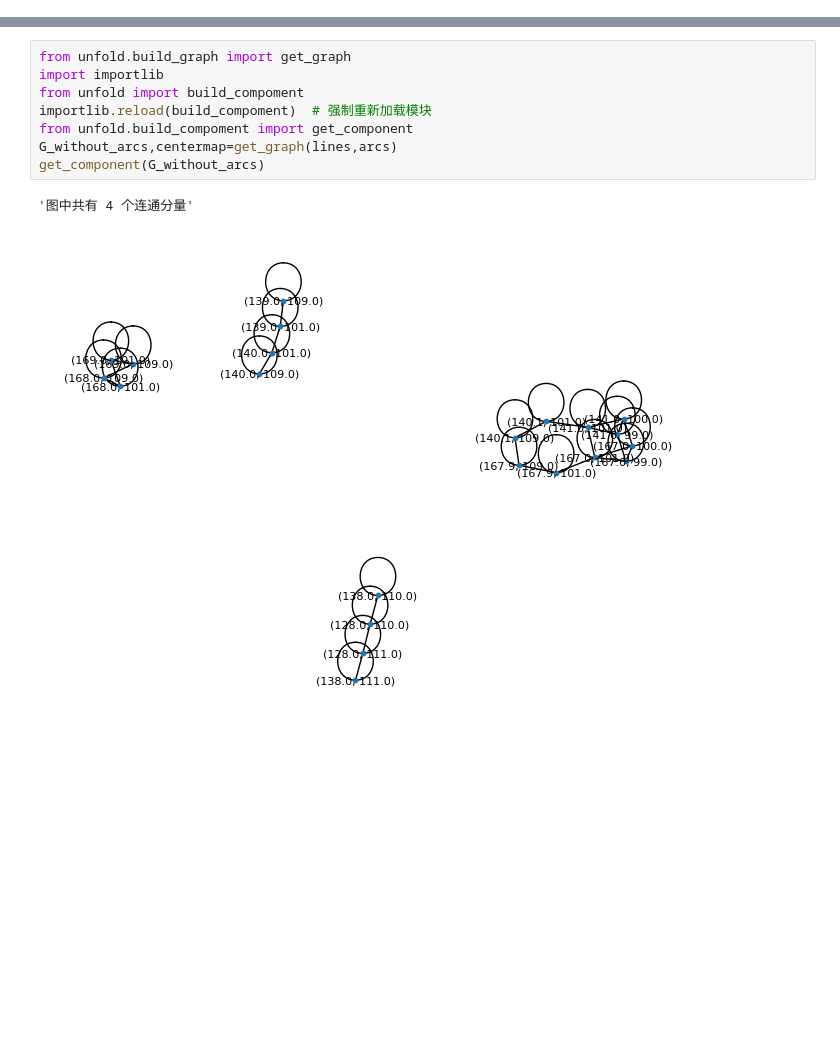
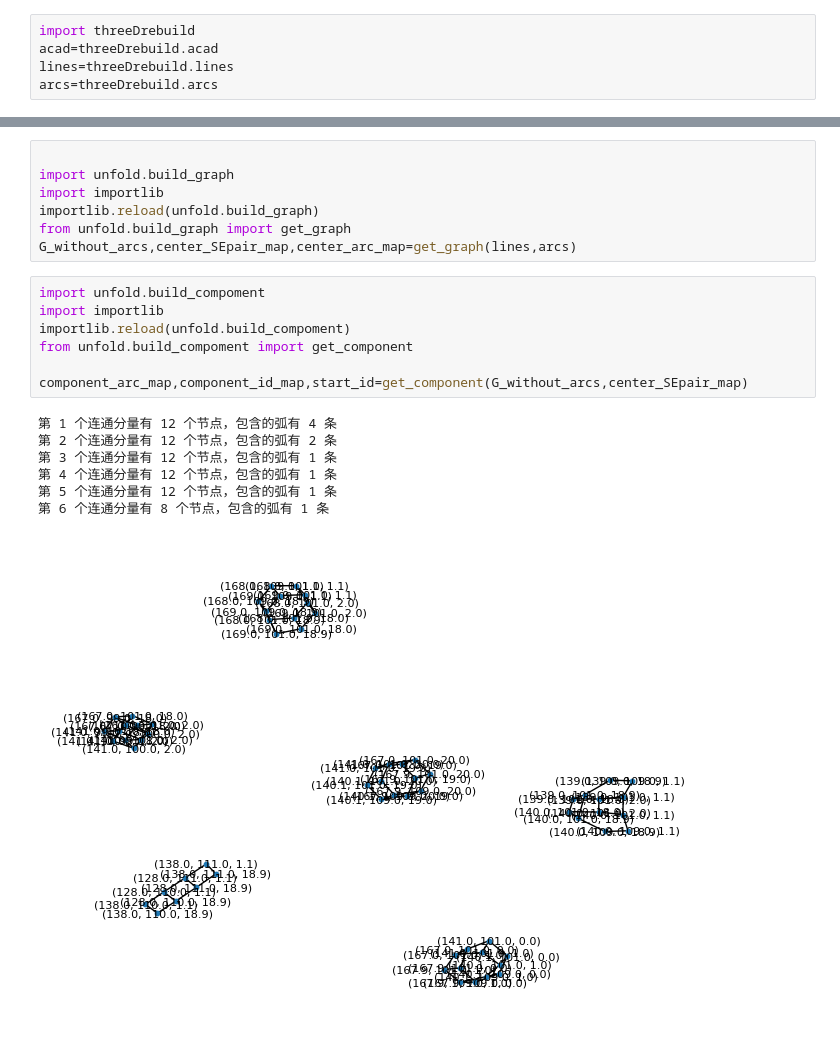
Before and after one commit to njsgcs/njsgcs_dxf_expand, a Jupyter notebook: main.ipynb, the cells around one changed output, grey strips where cells are left out. Saved outputs shown, nothing was run; the diff lists cells and outputs as text; blank space fills up the shorter version.

```diff
--- a/main.ipynb
+++ b/main.ipynb
@@ -53,0 +1,5 @@ lines,arcs,circles=draw_3d_model(acad,line3d, line_map, cluster_min_x_r, cluster
+# %%
+import threeDrebuild
+acad=threeDrebuild.acad
+lines=threeDrebuild.lines
+arcs=threeDrebuild.arcs
@@ -54,11 +16,22 @@ lines,arcs,circles=draw_3d_model(acad,line3d, line_map, cluster_min_x_r, cluster
+# %%
+
+import unfold.build_graph
+import importlib
+importlib.reload(unfold.build_graph)
+from unfold.build_graph import get_graph
+G_without_arcs,center_SEpair_map,center_arc_map=get_graph(lines,arcs)
 # %%
-from unfold.build_graph import get_graph
+import unfold.build_compoment
 import importlib
-from unfold import build_compoment
-importlib.reload(build_compoment)  # 强制重新加载模块
+importlib.reload(unfold.build_compoment)
 from unfold.build_compoment import get_component
-G_without_arcs,centermap=get_graph(lines,arcs)
-get_component(G_without_arcs)
+
+component_arc_map,component_id_map,start_id=get_component(G_without_arcs,center_SEpair_map)
 # %% [output]
-'图中共有 4 个连通分量'
+第 1 个连通分量有 12 个节点，包含的弧有 4 条
+第 2 个连通分量有 12 个节点，包含的弧有 2 条
+第 3 个连通分量有 12 个节点，包含的弧有 1 条
+第 4 个连通分量有 12 个节点，包含的弧有 1 条
+第 5 个连通分量有 12 个节点，包含的弧有 1 条
+第 6 个连通分量有 8 个节点，包含的弧有 1 条
-[figure, old version]
+[figure, new version]
```
Also changed, not shown: parts of 4 cells of this notebook, 11 other files.
